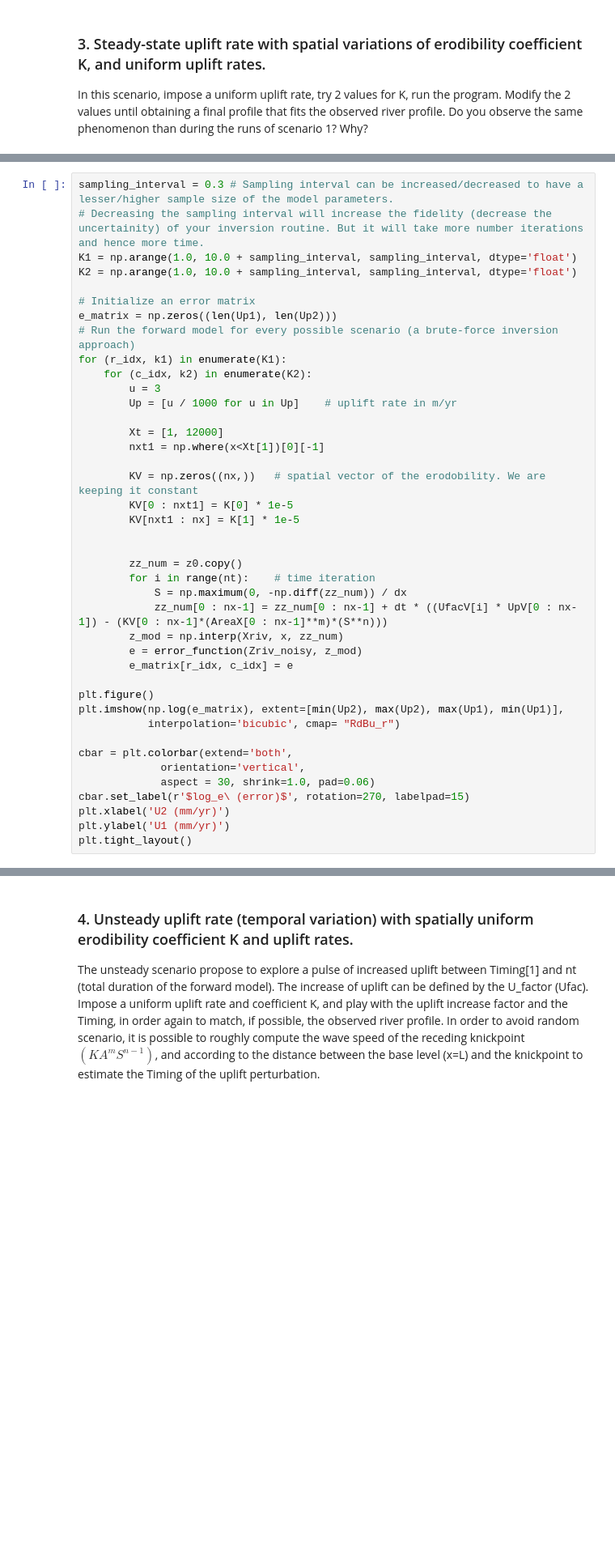
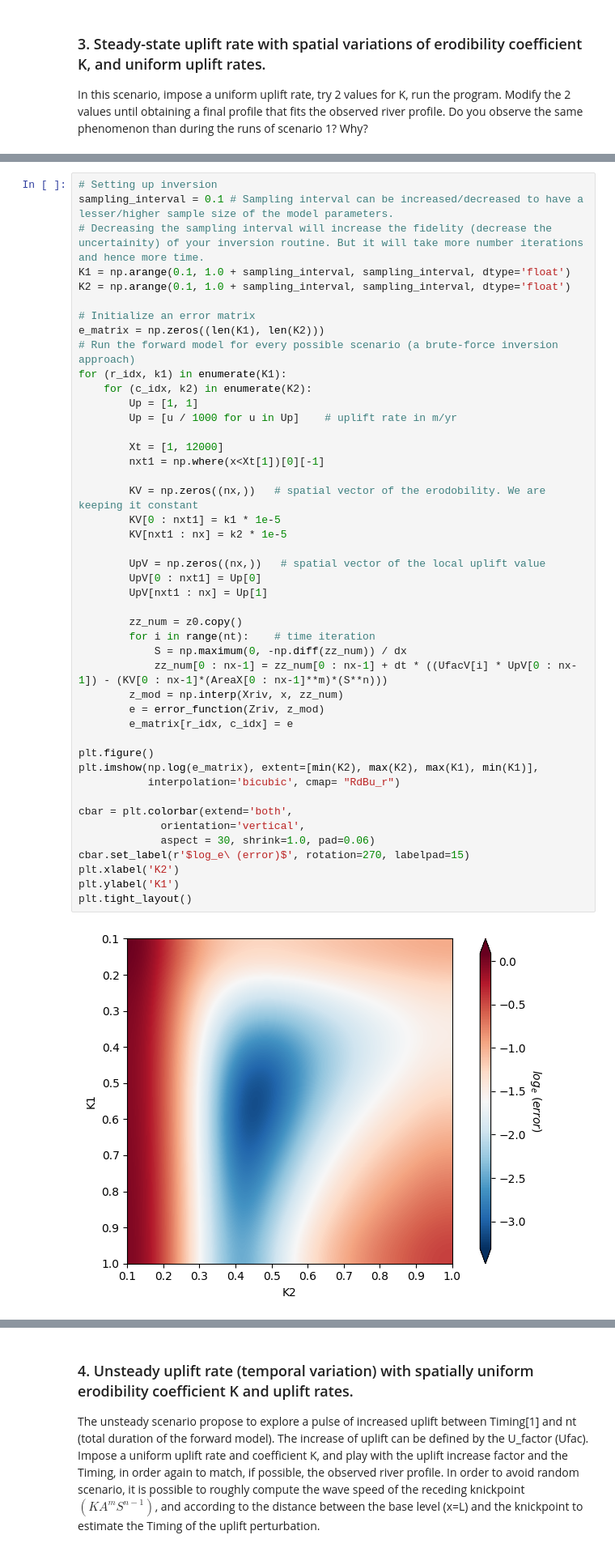
Before and after one commit to ramendra1990/PythonWorkshop_NGRI, a Jupyter notebook: riverProfile_tutorial/riverProfileTutorial.ipynb, the cells around one changed output, grey strips where cells are left out. Shown at 81% size. Drawn from its saved outputs; the diff is of its cells as text; blank space fills up the shorter version.

```diff
--- a/riverProfile_tutorial/riverProfileTutorial.ipynb
+++ b/riverProfile_tutorial/riverProfileTutorial.ipynb
@@ -447,41 +489,47 @@ In this scenario, impose a uniform uplift rate, try 2 values for K, run the prog
 # %%
-sampling_interval = 0.3 # Sampling interval can be increased/decreased to have a lesser/higher sample size of the model parameters.
+# Setting up inversion
+sampling_interval = 0.1 # Sampling interval can be increased/decreased to have a lesser/higher sample size of the model parameters.
 # Decreasing the sampling interval will increase the fidelity (decrease the uncertainity) of your inversion routine. But it will take more number iterations and hence more time.
-K1 = np.arange(1.0, 10.0 + sampling_interval, sampling_interval, dtype='float')
-K2 = np.arange(1.0, 10.0 + sampling_interval, sampling_interval, dtype='float')
+K1 = np.arange(0.1, 1.0 + sampling_interval, sampling_interval, dtype='float')
+K2 = np.arange(0.1, 1.0 + sampling_interval, sampling_interval, dtype='float')
 
 # Initialize an error matrix
-e_matrix = np.zeros((len(Up1), len(Up2)))
+e_matrix = np.zeros((len(K1), len(K2)))
 # Run the forward model for every possible scenario (a brute-force inversion approach)
 for (r_idx, k1) in enumerate(K1):
     for (c_idx, k2) in enumerate(K2):
-        u = 3
+        Up = [1, 1]
         Up = [u / 1000 for u in Up]    # uplift rate in m/yr
 
         Xt = [1, 12000]
         nxt1 = np.where(x<Xt[1])[0][-1]
 
         KV = np.zeros((nx,))   # spatial vector of the erodobility. We are keeping it constant
-        KV[0 : nxt1] = K[0] * 1e-5
-        KV[nxt1 : nx] = K[1] * 1e-5
+        KV[0 : nxt1] = k1 * 1e-5
+        KV[nxt1 : nx] = k2 * 1e-5
 
+        UpV = np.zeros((nx,))   # spatial vector of the local uplift value
+        UpV[0 : nxt1] = Up[0]
+        UpV[nxt1 : nx] = Up[1]
 
         zz_num = z0.copy()
         for i in range(nt):    # time iteration
             S = np.maximum(0, -np.diff(zz_num)) / dx
             zz_num[0 : nx-1] = zz_num[0 : nx-1] + dt * ((UfacV[i] * UpV[0 : nx-1]) - (KV[0 : nx-1]*(AreaX[0 : nx-1]**m)*(S**n)))
         z_mod = np.interp(Xriv, x, zz_num)
-        e = error_function(Zriv_noisy, z_mod)
+        e = error_function(Zriv, z_mod)
         e_matrix[r_idx, c_idx] = e
 
 plt.figure()
-plt.imshow(np.log(e_matrix), extent=[min(Up2), max(Up2), max(Up1), min(Up1)],
+plt.imshow(np.log(e_matrix), extent=[min(K2), max(K2), max(K1), min(K1)],
            interpolation='bicubic', cmap= "RdBu_r")
 
 cbar = plt.colorbar(extend='both',
              orientation='vertical',
              aspect = 30, shrink=1.0, pad=0.06)
 cbar.set_label(r'$log_e\ (error)$', rotation=270, labelpad=15)
-plt.xlabel('U2 (mm/yr)')
-plt.ylabel('U1 (mm/yr)')
+plt.xlabel('K2')
+plt.ylabel('K1')
 plt.tight_layout()
+# %% [output]
+[figure, added]
```
Also changed, not shown: parts of 4 cells of this notebook.
